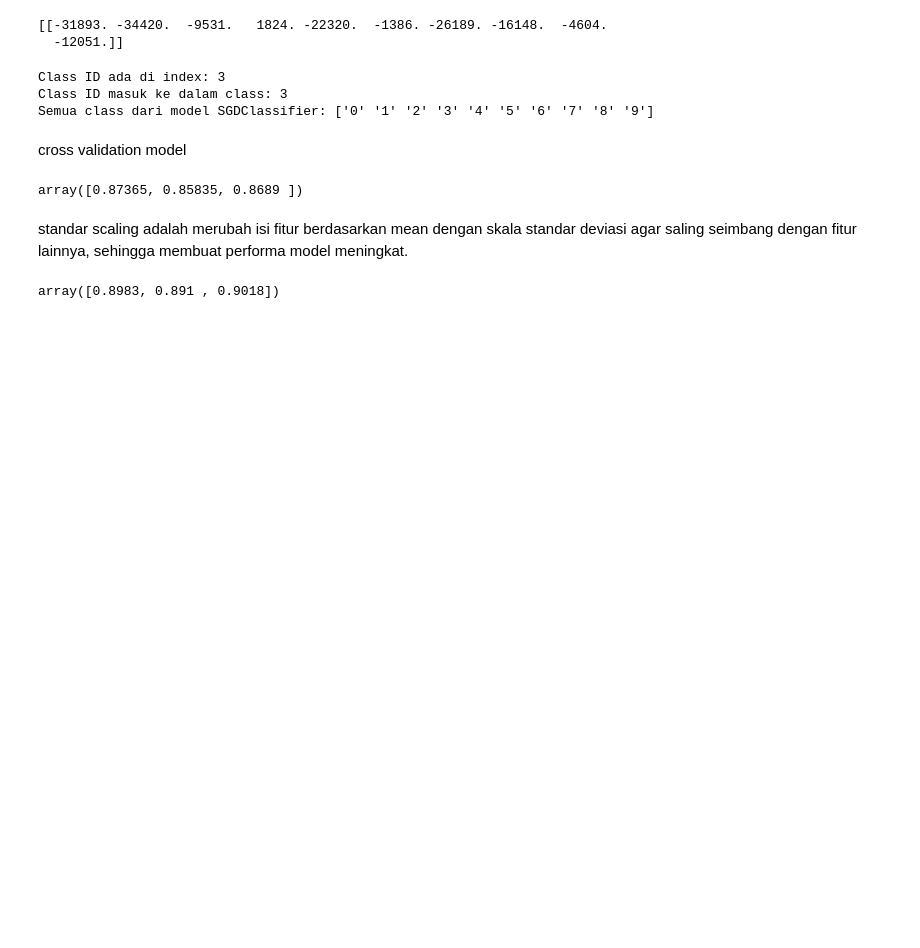
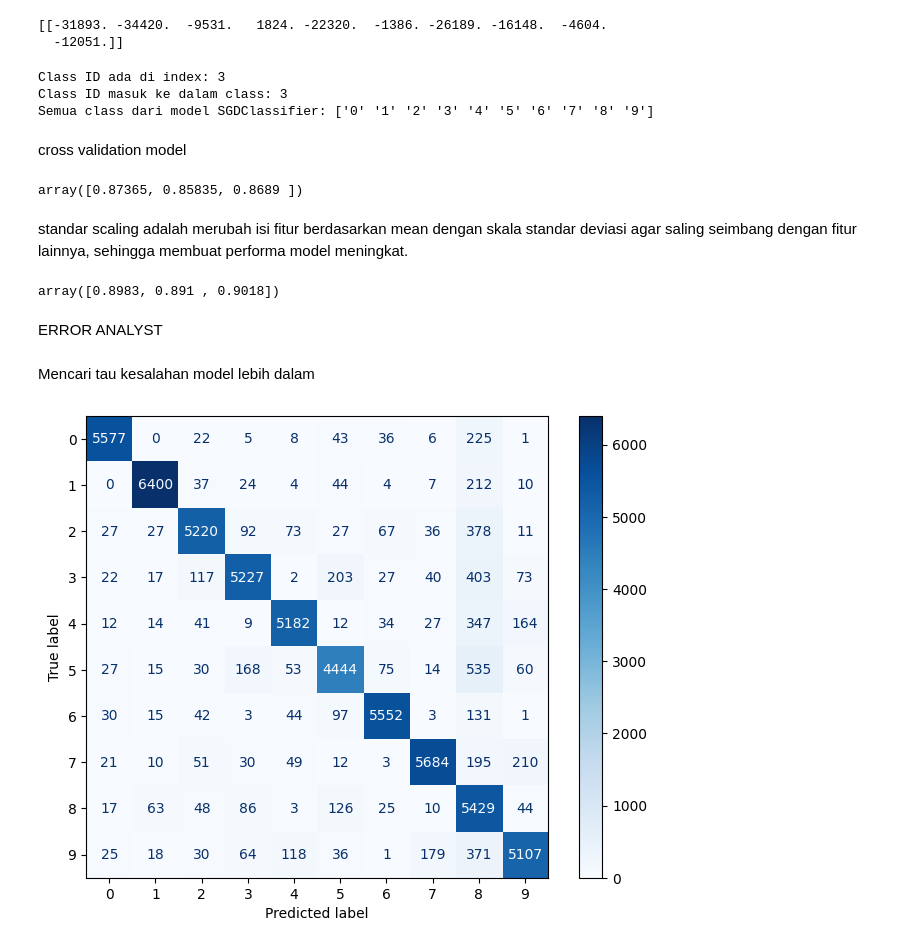
Before and after one commit to setyawanandrew74-pixel/MNIST_MODEL_2, a Jupyter notebook: notebooks/Explore_dataset_mnist.ipynb, the cells around one changed output. Cells and saved outputs as stored; diff of their text form; code cells hidden in the pictures; blank space fills up the shorter version.

```diff
--- a/notebooks/Explore_dataset_mnist.ipynb
+++ b/notebooks/Explore_dataset_mnist.ipynb
@@ -957,3 +957,35 @@ cross_val_score(sgd_clf_new,
                 scoring="accuracy") #mengukur 'accuracy' perfoma model dengan cross-validation
 # %% [output]
 array([0.8983, 0.891 , 0.9018])
+# %%
+#scaling data untuk multiclass classification dengan model SGDClassifier dari sklearn.linear_model
+from sklearn.preprocessing import StandardScaler #import StandardScaler dari sklearn.preprocessing
+import numpy as np #import numpy sebagai np
+scaler = StandardScaler() #buat instance dari StandardScaler
+
+X_train_scaled = scaler.fit_transform(X_train.astype(np.float64)) #scaling data latih
+# %% [markdown]
+ERROR ANALYST
+# %% [markdown]
+Mencari tau kesalahan model lebih dalam
+# %%
+from sklearn.model_selection import cross_val_predict
+y_train_pred = cross_val_predict(sgd_clf_new, X_train_scaled, y_train, cv=3) #lakukan prediksi label untuk data latih dengan cross-validation
+# %%
+#buat grafik confusion matrix untuk multiclass classification dengan model SGDClassifier dari sklearn.linear_model
+
+from sklearn.metrics import ConfusionMatrixDisplay
+
+fig, ax = plt.subplots(figsize=(8, 6))  # ukuran lebih besar supaya angka lega
+
+ConfusionMatrixDisplay.from_predictions(
+    y_train, y_train_pred,
+    ax=ax,
+    values_format='d',   # tampilkan angka bulat, bukan format ilmiah seperti 1.2e+03
+    cmap='Blues'  # skema warna yang lebih kontras dan modern
+)
+
+ax.grid(False)           # matikan grid, ini kunci utamanya
+plt.show()
+# %% [output]
+[figure, added]
```
Also changed, not shown: parts of 11 cells of this notebook.
